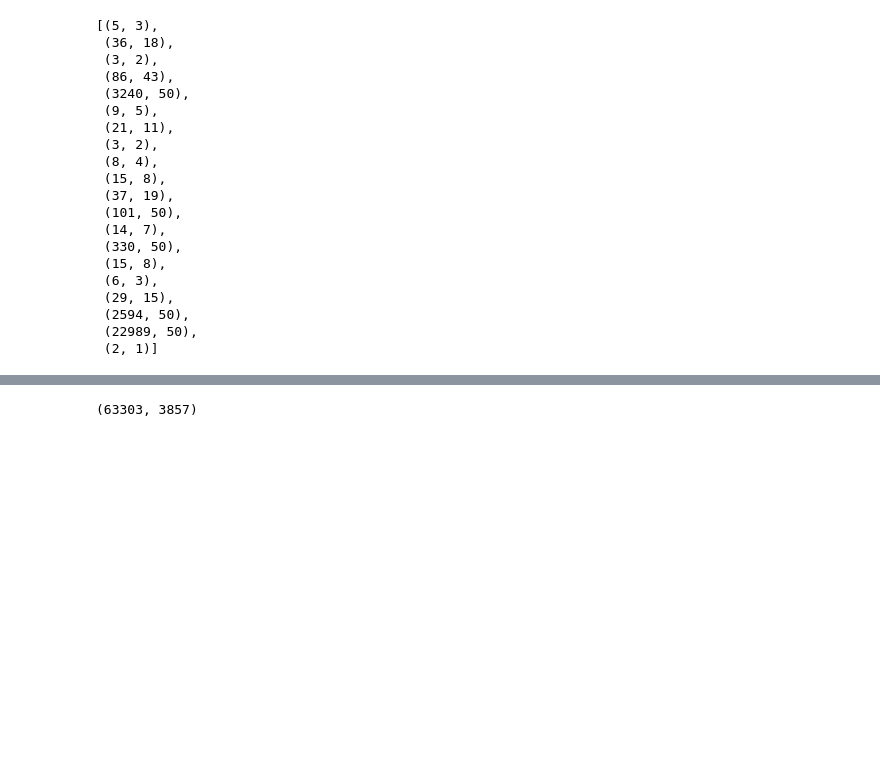
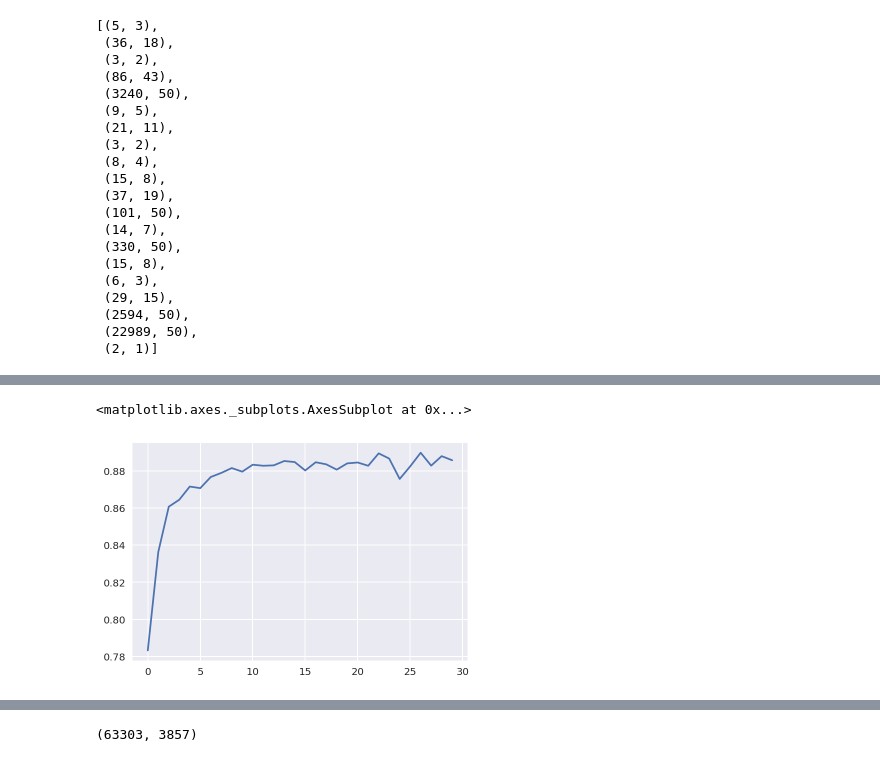
Before and after one commit to Robert-Aduviri/DSG-2018-Qualifiers, a Jupyter notebook: notebooks/robert/RA-34-StructuredNet.ipynb, the cells around one changed output, grey strips where cells are left out. Saved outputs shown, nothing was run; the diff lists cells and outputs as text; code cells hidden in the pictures; blank space fills up the shorter version.

```diff
--- a/notebooks/robert/RA-34-StructuredNet.ipynb
+++ b/notebooks/robert/RA-34-StructuredNet.ipynb
@@ -397,0 +436,5 @@ Train Epoch: 1 [7936000/8102750 (98%)]  Loss: 0.127667
+# %%
+val_auc_scores.plot()
+# %% [output]
+<matplotlib.axes._subplots.AxesSubplot at 0x...>
+[figure, added]
```
Also changed, not shown: parts of 54 cells of this notebook, 1 other file.
